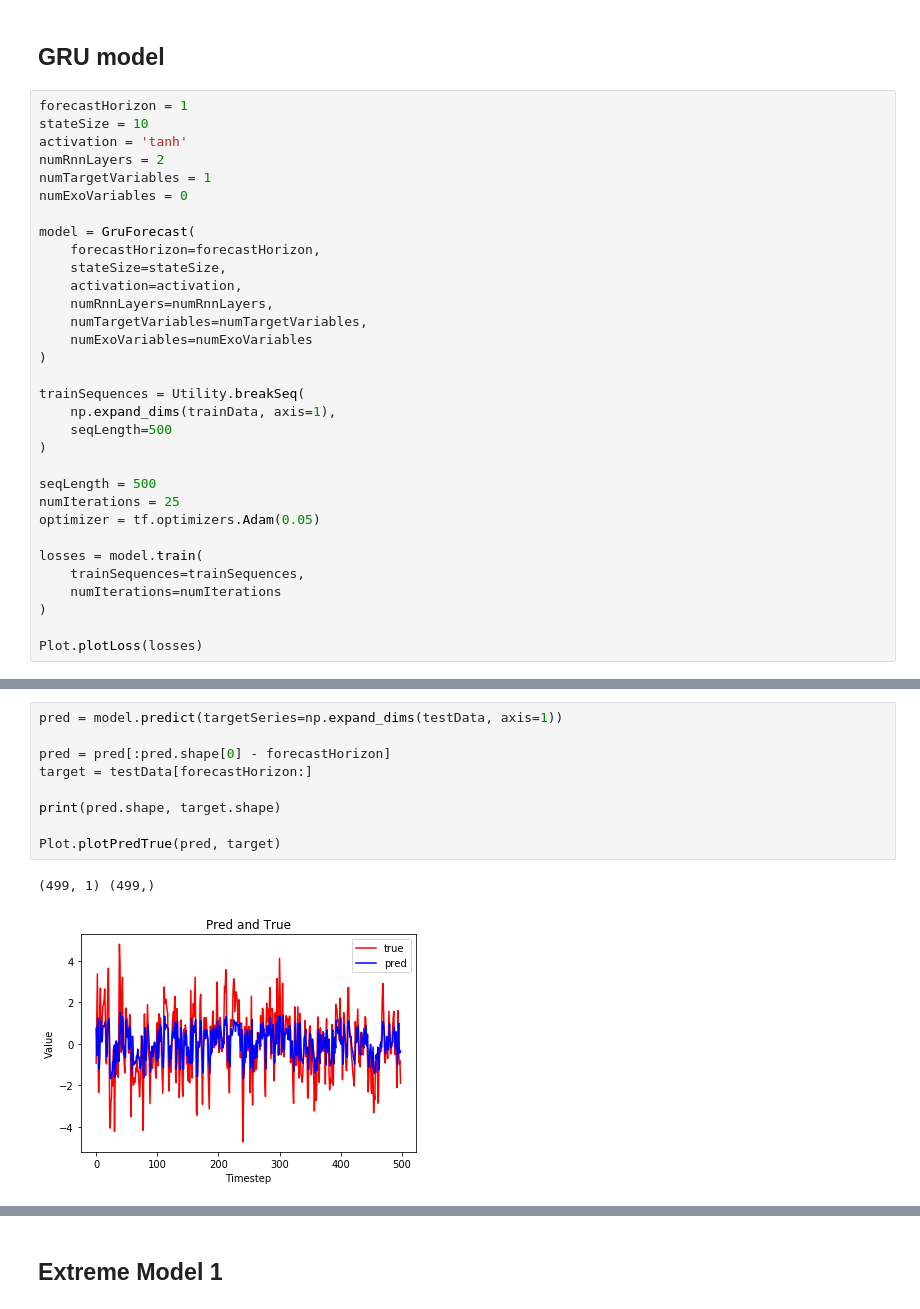
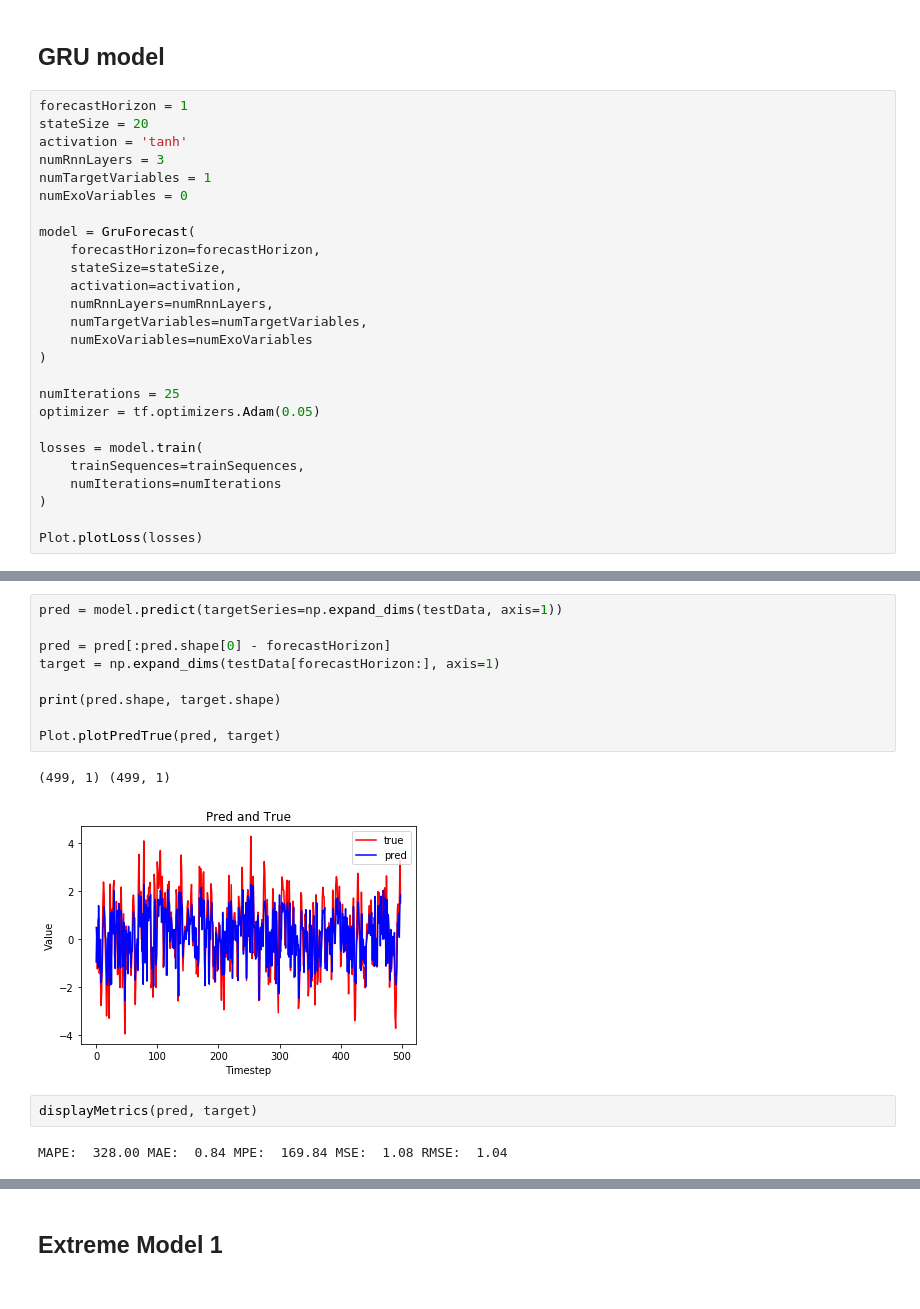
Before and after one commit to tymefighter/Forecast, a Jupyter notebook: notebooks/models-on-simple-synthetic-data.ipynb, the cells around one changed output, grey strips where cells are left out. Cells and saved outputs as stored; diff of their text form.

```diff
--- a/notebooks/models-on-simple-synthetic-data.ipynb
+++ b/notebooks/models-on-simple-synthetic-data.ipynb
@@ -73,9 +133,9 @@ Plot.plotPredTrue(pred, target)
 ## GRU model
 # %%
 forecastHorizon = 1
-stateSize = 10
+stateSize = 20
 activation = 'tanh'
-numRnnLayers = 2
+numRnnLayers = 3
 numTargetVariables = 1
 numExoVariables = 0
 
@@ -88,12 +148,6 @@ model = GruForecast(
     numExoVariables=numExoVariables
 )
 
-trainSequences = Utility.breakSeq(
-    np.expand_dims(trainData, axis=1),
-    seqLength=500
-)
-
-seqLength = 500
 numIterations = 25
 optimizer = tf.optimizers.Adam(0.05)
 
@@ -125,12 +179,16 @@ Epoch 25/25
 # %%
 pred = model.predict(targetSeries=np.expand_dims(testData, axis=1))
 
 pred = pred[:pred.shape[0] - forecastHorizon]
-target = testData[forecastHorizon:]
+target = np.expand_dims(testData[forecastHorizon:], axis=1)
 
 print(pred.shape, target.shape)
 
 Plot.plotPredTrue(pred, target)
 # %% [output]
-(499, 1) (499,)
+(499, 1) (499, 1)
-[figure, old version]
+[figure, new version]
+# %%
+displayMetrics(pred, target)
+# %% [output]
+MAPE:  328.00 MAE:  0.84 MPE:  169.84 MSE:  1.08 RMSE:  1.04
```
Also changed, not shown: parts of 25 cells of this notebook, 1 other file.
